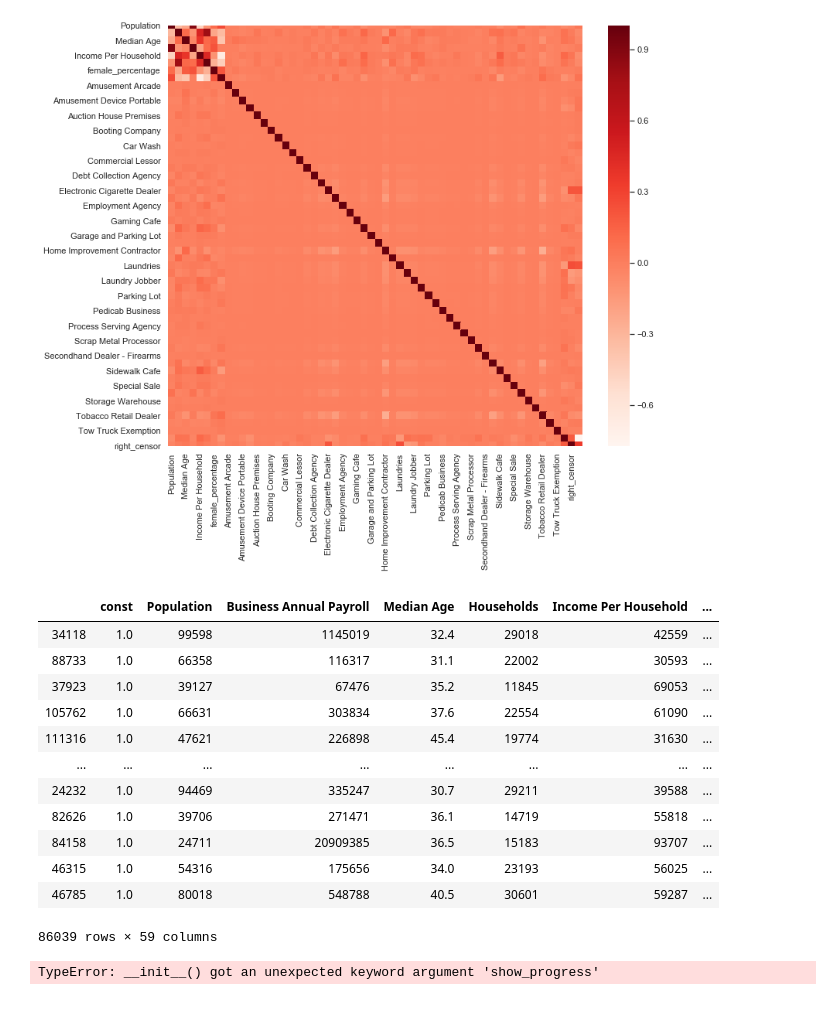
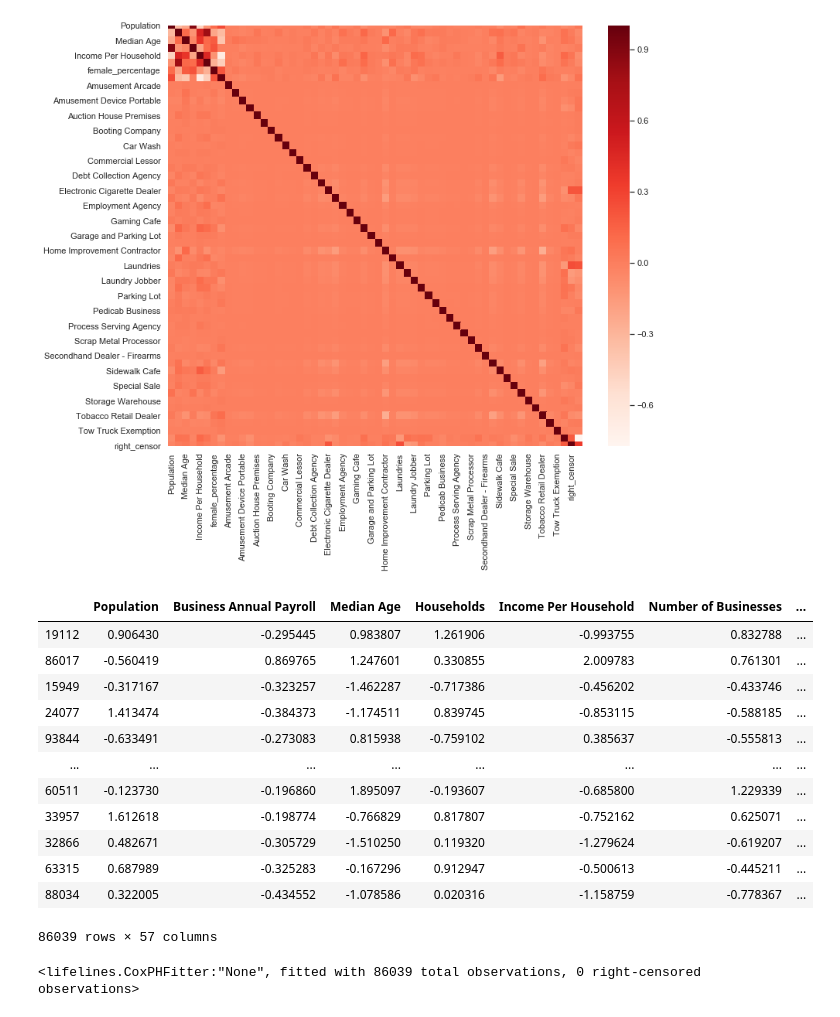
Before and after one commit to ccpokxii/NYC-Company-Survival-Analysis, a Jupyter notebook: Cox_regression.ipynb, the cells around one changed output. Drawn from its saved outputs; the diff is of its cells as text; code cells hidden in the pictures.

```diff
--- a/Cox_regression.ipynb
+++ b/Cox_regression.ipynb
@@ -189,10 +189,9 @@ df_baseline
 | 115260 | 5713 | 0 | 20.3 | 2 | 0 | 9 | ... |
 114719 rows × 58 columns
 # %%
-industries = df_com['Industry'].unique()
+names = df_com['Industry'].unique()
 
-df_baseline = df_baseline.apply(lambda x: x if x.name in industries else preprocessing.scale(x))
-
+df_baseline = df_baseline.apply(lambda x: x if x.name in names else preprocessing.scale(x))
 df_baseline
 # %% [output]
 |  | Population | Business Annual Payroll | Median Age | Households | Income Per Household | Number of Businesses | ... |
@@ -304,27 +309,27 @@ from lifelines import CoxPHFitter
 # %%
 from lifelines.datasets import load_rossi
 
-df_train = pd.concat([X_train,Y_train],axis=1)
+df_train = pd.concat([X_train.drop(['const','Laundry Jobber'],axis=1),Y_train],axis=1)
 
 df_train
 # %% [output]
-|  | const | Population | Business Annual Payroll | Median Age | Households | Income Per Household | ... |
-| 34118 | 1.0 | 99598 | 1145019 | 32.4 | 29018 | 42559 | ... |
-| 88733 | 1.0 | 66358 | 116317 | 31.1 | 22002 | 30593 | ... |
-| 37923 | 1.0 | 39127 | 67476 | 35.2 | 11845 | 69053 | ... |
-| 105762 | 1.0 | 66631 | 303834 | 37.6 | 22554 | 61090 | ... |
-| 111316 | 1.0 | 47621 | 226898 | 45.4 | 19774 | 31630 | ... |
+|  | Population | Business Annual Payroll | Median Age | Households | Income Per Household | Number of Businesses | ... |
+| 19112 | 0.906430 | -0.295445 | 0.983807 | 1.261906 | -0.993755 | 0.832788 | ... |
+| 86017 | -0.560419 | 0.869765 | 1.247601 | 0.330855 | 2.009783 | 0.761301 | ... |
+| 15949 | -0.317167 | -0.323257 | -1.462287 | -0.717386 | -0.456202 | -0.433746 | ... |
+| 24077 | 1.413474 | -0.384373 | -1.174511 | 0.839745 | -0.853115 | -0.588185 | ... |
+| 93844 | -0.633491 | -0.273083 | 0.815938 | -0.759102 | 0.385637 | -0.555813 | ... |
 | ... | ... | ... | ... | ... | ... | ... | ... |
-| 24232 | 1.0 | 94469 | 335247 | 30.7 | 29211 | 39588 | ... |
-| 82626 | 1.0 | 39706 | 271471 | 36.1 | 14719 | 55818 | ... |
-| 84158 | 1.0 | 24711 | 20909385 | 36.5 | 15183 | 93707 | ... |
-| 46315 | 1.0 | 54316 | 175656 | 34.0 | 23193 | 56025 | ... |
-| 46785 | 1.0 | 80018 | 548788 | 40.5 | 30601 | 59287 | ... |
+| 60511 | -0.123730 | -0.196860 | 1.895097 | -0.193607 | -0.685800 | 1.229339 | ... |
+| 33957 | 1.612618 | -0.198774 | -0.766829 | 0.817807 | -0.752162 | 0.625071 | ... |
+| 32866 | 0.482671 | -0.305729 | -1.510250 | 0.119320 | -1.279624 | -0.619207 | ... |
+| 63315 | 0.687989 | -0.325283 | -0.167296 | 0.912947 | -0.500613 | -0.445211 | ... |
+| 88034 | 0.322005 | -0.434552 | -1.078586 | 0.020316 | -1.158759 | -0.778367 | ... |
-86039 rows × 59 columns
+86039 rows × 57 columns
 # %%
 # Using Cox Proportional Hazards model
-cph = CoxPHFitter()   ## Instantiate the class to create a cph object
-cph.fit(df_train, 'Y', event_col='right_censor')   ## Fit the data to train the model
+cph = CoxPHFitter(penalizer=0.1)   ## Instantiate the class to create a cph object
+cph.fit(df_train, 'Y', event_col='right_censor',step_size=0.01)   ## Fit the data to train the model
 #cph.print_summary()    ## HAve a look at the significance of the features
 # %% [output]
-TypeError: __init__() got an unexpected keyword argument 'show_progress'
+<lifelines.CoxPHFitter:"None", fitted with 86039 total observations, 0 right-censored observations>
```
Also changed, not shown: parts of 4 cells of this notebook.
